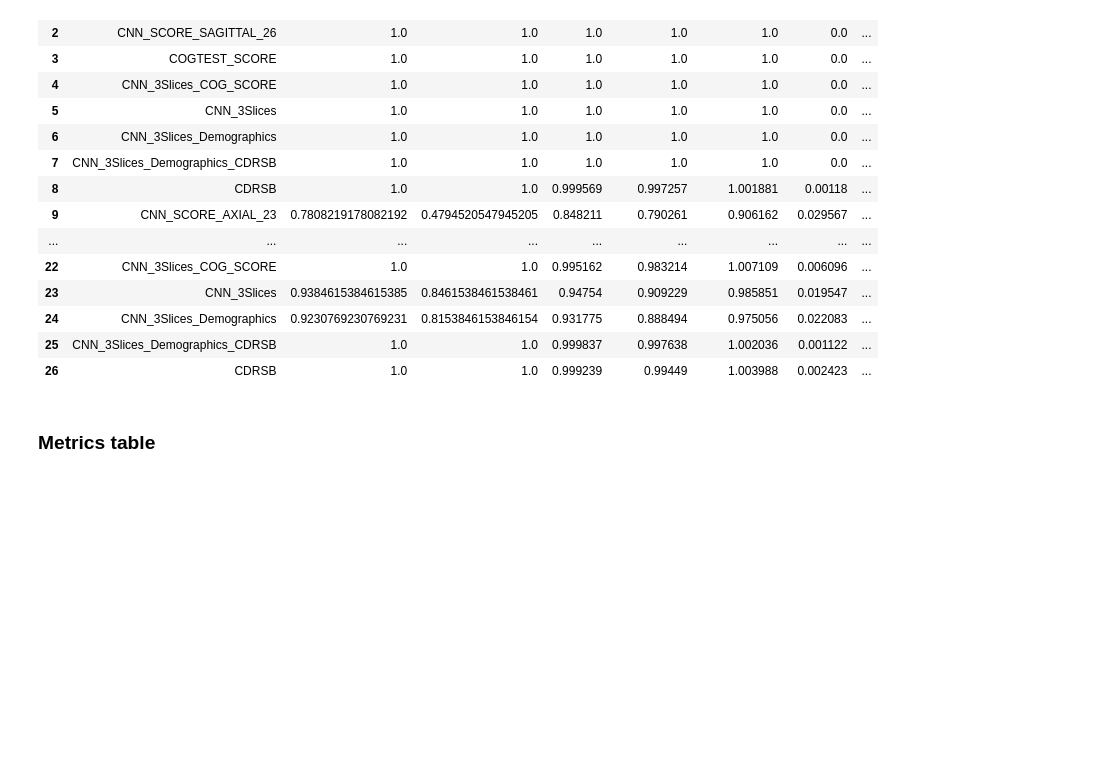
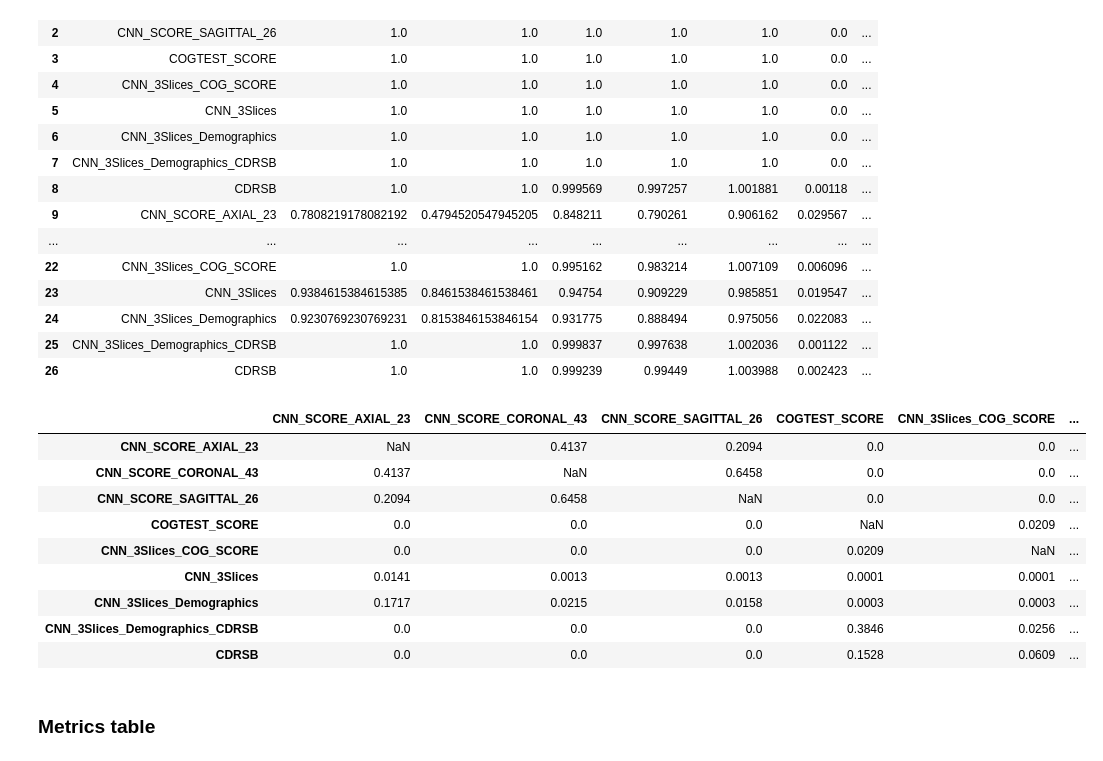
Before and after one commit to lucasthim/mmml-alzheimer-diagnosis, a Jupyter notebook: notebooks/dissertation/03_results_ensemble_learning_results.ipynb, the cells around one changed output. Cells and saved outputs as stored; diff of their text form; code cells hidden in the pictures; blank space fills up the shorter version.

```diff
--- a/notebooks/dissertation/03_results_ensemble_learning_results.ipynb
+++ b/notebooks/dissertation/03_results_ensemble_learning_results.ipynb
@@ -240,7 +222,19 @@ df_rocs
 | 25 | CNN_3Slices_Demographics_CDRSB | 1.0 | 1.0 | 0.999837 | 0.997638 | 1.002036 | 0.001122 | ... |
 | 26 | CDRSB | 1.0 | 1.0 | 0.999239 | 0.99449 | 1.003988 | 0.002423 | ... |
 # %%
-check_auc_difference(models,datasets,label='DIAGNOSIS',alpha=0.05)
+df_pvalues = check_auc_difference(models,datasets,label='DIAGNOSIS',alpha=0.05,verbose=0)
+df_pvalues
+# %% [output]
+|  | CNN_SCORE_AXIAL_23 | CNN_SCORE_CORONAL_43 | CNN_SCORE_SAGITTAL_26 | COGTEST_SCORE | CNN_3Slices_COG_SCORE | ... |
+| CNN_SCORE_AXIAL_23 | NaN | 0.4137 | 0.2094 | 0.0 | 0.0 | ... |
+| CNN_SCORE_CORONAL_43 | 0.4137 | NaN | 0.6458 | 0.0 | 0.0 | ... |
+| CNN_SCORE_SAGITTAL_26 | 0.2094 | 0.6458 | NaN | 0.0 | 0.0 | ... |
+| COGTEST_SCORE | 0.0 | 0.0 | 0.0 | NaN | 0.0209 | ... |
+| CNN_3Slices_COG_SCORE | 0.0 | 0.0 | 0.0 | 0.0209 | NaN | ... |
+| CNN_3Slices | 0.0141 | 0.0013 | 0.0013 | 0.0001 | 0.0001 | ... |
+| CNN_3Slices_Demographics | 0.1717 | 0.0215 | 0.0158 | 0.0003 | 0.0003 | ... |
+| CNN_3Slices_Demographics_CDRSB | 0.0 | 0.0 | 0.0 | 0.3846 | 0.0256 | ... |
+| CDRSB | 0.0 | 0.0 | 0.0 | 0.1528 | 0.0609 | ... |
 # %% [markdown]
 ### Metrics table
 # %%
```
Also changed, not shown: parts of 27 cells of this notebook, 1 other file.
